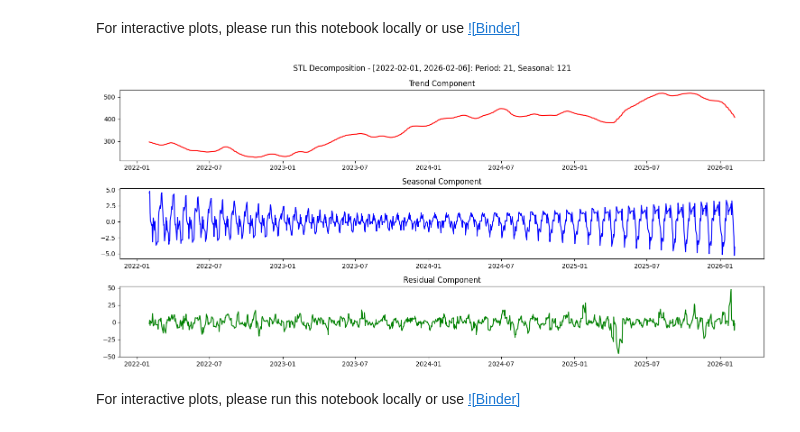
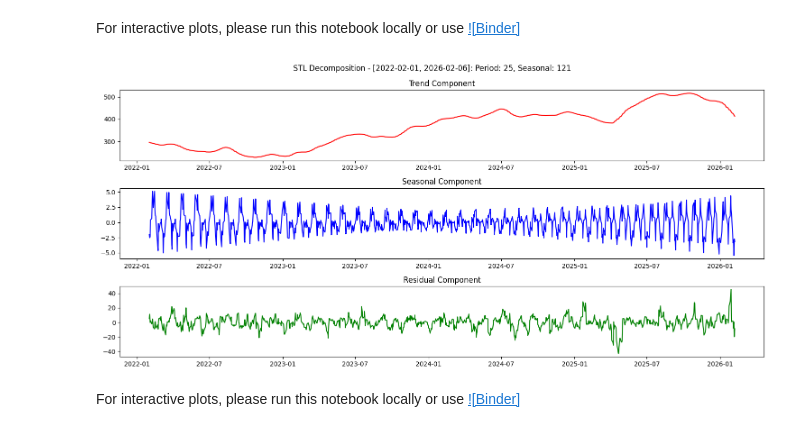
Before and after one commit to shashankgarewal/Time-Series-Analysis-Forecasting, a Jupyter notebook: notebooks/02_eda_analysis.ipynb, the cells around one changed output. Saved outputs shown, nothing was run; the diff lists cells and outputs as text; code cells hidden in the pictures.

Commit message:
Update stl decomp

```diff
--- a/notebooks/02_eda_analysis.ipynb
+++ b/notebooks/02_eda_analysis.ipynb
@@ -270,20 +270,20 @@ For interactive plots, please run this notebook locally or use [![Binder]](https
 # %%
 # set STATIC = True, for interactive widget plot
 STATIC = True
 
 if not STATIC:
     def plot_stl_wrap(period, seasonal):
         series = np.log(df['Close'])[-1008:]
         return plot_stl_decomp(series, period=period, seasonal=seasonal)
 
     interact(plot_stl_wrap,
             period=widgets.IntSlider(min=21, max=252, step=5, value=21),
             seasonal=widgets.IntSlider(min=21, max=501, step=2, value=21)
     );
 else:
     # GitHub fallback: render a static example
-    plot_stl_decomp(df['Close'][-1008:], period=21, seasonal=121);
+    plot_stl_decomp(df['Close'][-1008:], period=25, seasonal=121);
 # %% [output]
-[figure, old version]
+[figure, new version]
 # %% [markdown]
 For interactive plots, please run this notebook locally or use [![Binder]](https://mybinder.org/v2/gh/shashankgarewal/Time-Series-Analysis-Forecasting/HEAD?filepath=notebooks/02_eda_analysis.ipynb)
```
Also changed, not shown: parts of 11 cells of this notebook.
